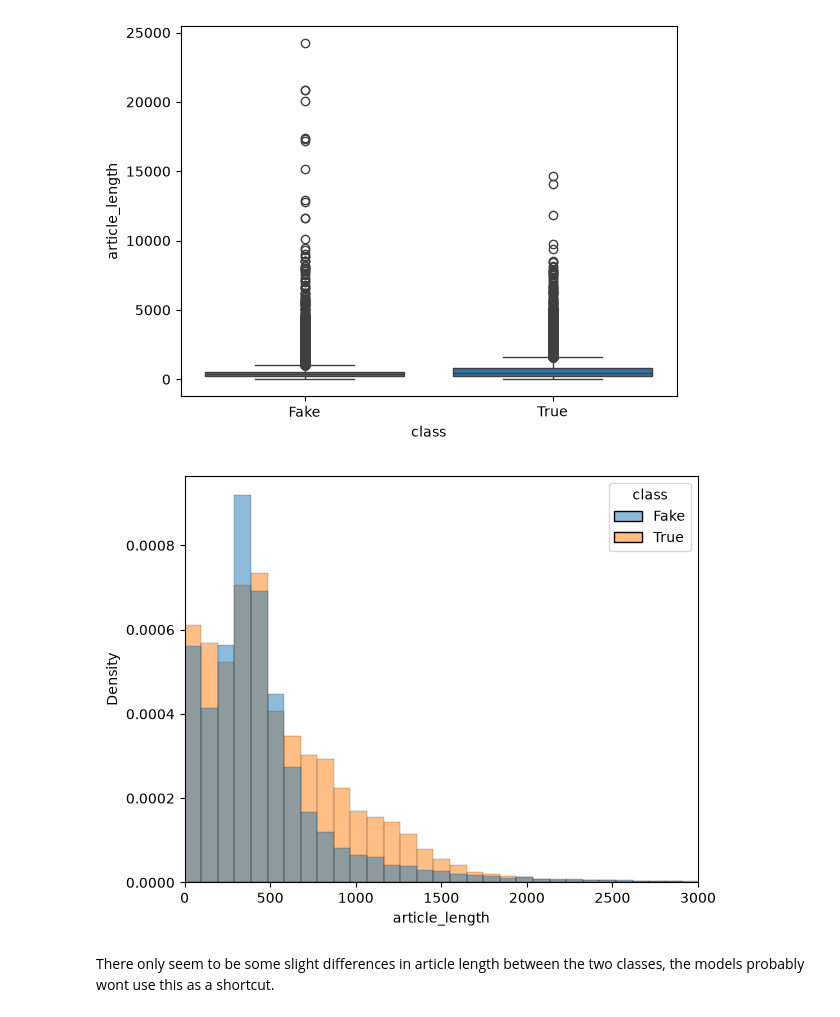
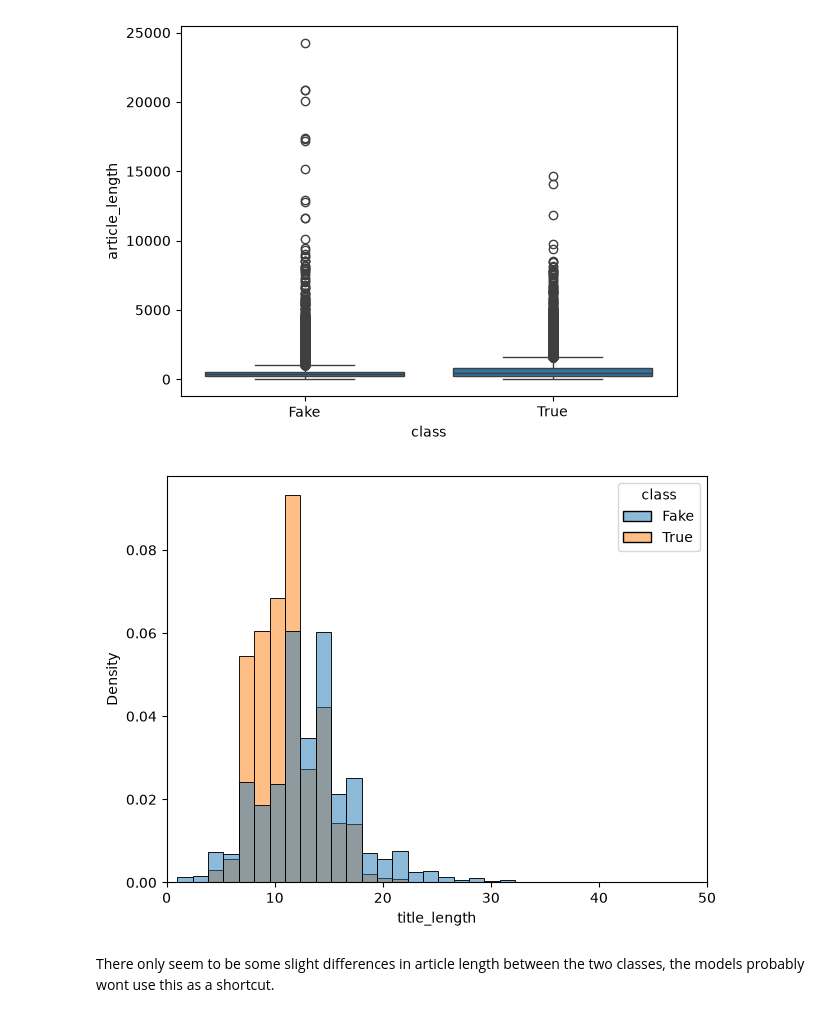
Before and after one commit to takiboti2/fakenewsclassification-demo, a Jupyter notebook: eda.ipynb, the cells around one changed output. Saved outputs shown, nothing was run; the diff lists cells and outputs as text; code cells hidden in the pictures.

```diff
--- a/eda.ipynb
+++ b/eda.ipynb
@@ -117,16 +117,16 @@ sns.boxplot(data= df, x= "class", y=  "article_length")
 [figure]
 # %%
 ax = sns.histplot(data = df,
-            x = "article_length",
+            x = "title_length",
             hue = "class",
-            bins = 250,
+            bins = 50,
             kde = False,
             common_norm= True,
             stat = "density")
-ax.set_xlim(0,3000)
+ax.set_xlim(0,50)
 plt.tight_layout()
 # %% [output]
-[figure, old version]
+[figure, new version]
 # %% [markdown]
 There only seem to be some slight differences in article length between the two classes, the models probably wont use this as a shortcut.
 # %% [markdown]
```
Also changed, not shown: parts of 2 cells of this notebook.
